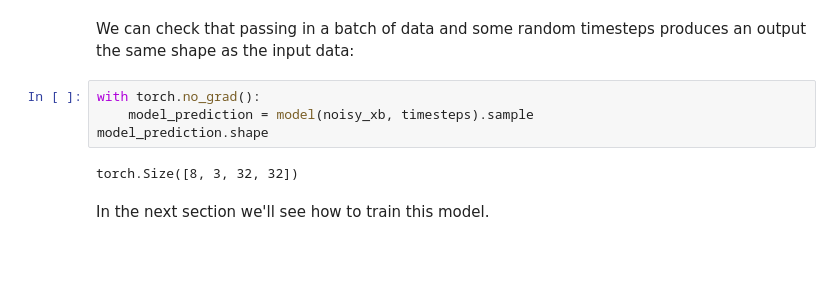
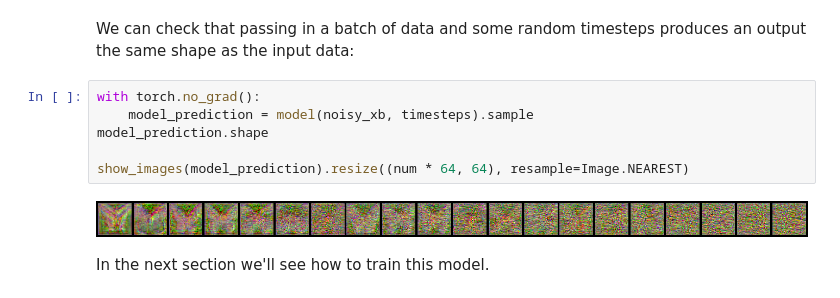
Before and after one commit to minghevong/Difix3D, a Jupyter notebook: unit1/01_introduction_to_diffusers.ipynb, the cells around one changed output. Saved outputs shown, nothing was run; the diff lists cells and outputs as text; blank space fills up the shorter version.

```diff
--- a/unit1/01_introduction_to_diffusers.ipynb
+++ b/unit1/01_introduction_to_diffusers.ipynb
@@ -362,9 +362,11 @@ We can check that passing in a batch of data and some random timesteps produces
 # %%
 with torch.no_grad():
     model_prediction = model(noisy_xb, timesteps).sample
 model_prediction.shape
+
+show_images(model_prediction).resize((num * 64, 64), resample=Image.NEAREST)
 # %% [output]
-torch.Size([8, 3, 32, 32])
+[figure, added]
 # %% [markdown]
 In the next section we'll see how to train this model.
 # %% [markdown]
```
